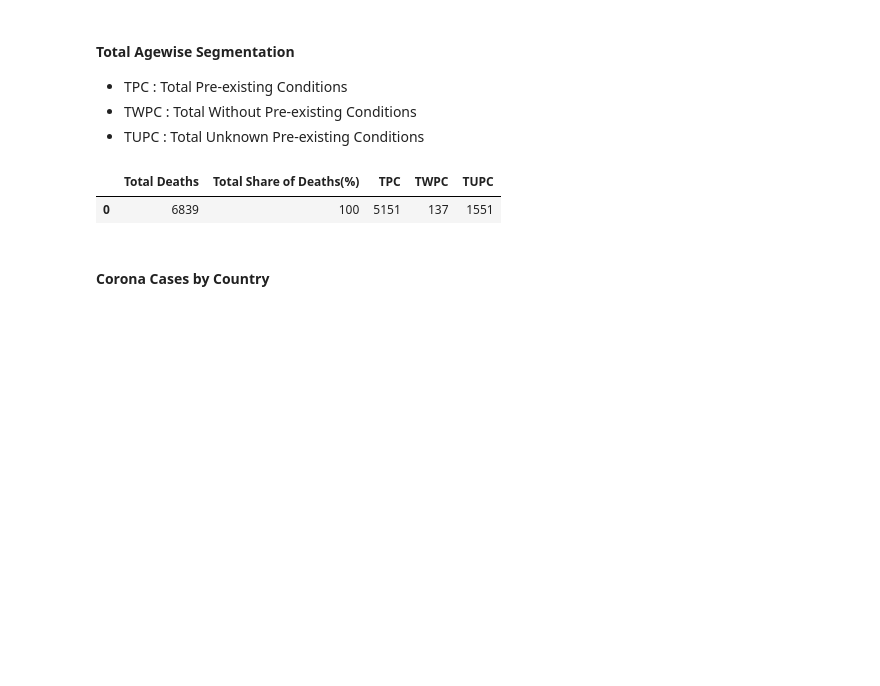
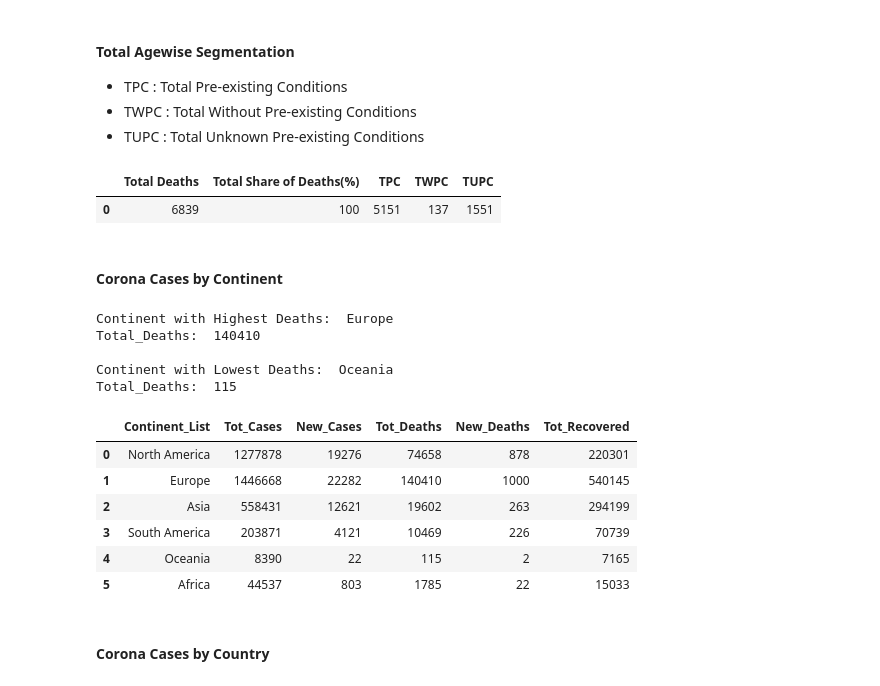
Before and after one commit to DeveloperAritro/COVID_19, a Jupyter notebook: Assignment1_COVID19.ipynb, the cells around one changed output. Drawn from its saved outputs; the diff is of its cells as text; code cells hidden in the pictures; blank space fills up the shorter version.

```diff
--- a/Assignment1_COVID19.ipynb
+++ b/Assignment1_COVID19.ipynb
@@ -516,6 +622,27 @@ total_agewise_df
 # %% [output]
 |  | Total Deaths | Total Share of Deaths(%) | TPC | TWPC | TUPC |
 | 0 | 6839 | 100 | 5151 | 137 | 1551 |
+# %% [markdown]
+#### Corona Cases by Continent
+# %%
+print('\nContinent with Highest Deaths: ',max_deaths_obj['Continent_List'])
+print('Total_Deaths: ',max_deaths_obj['Tot_Deaths'])
+print('\nContinent with Lowest Deaths: ',min_deaths_obj['Continent_List'])
+print('Total_Deaths: ',min_deaths_obj['Tot_Deaths'])
+updated_continent_df
+# %% [output]
+Continent with Highest Deaths:  Europe
+Total_Deaths:  140410
+
+Continent with Lowest Deaths:  Oceania
+Total_Deaths:  115
+|  | Continent_List | Tot_Cases | New_Cases | Tot_Deaths | New_Deaths | Tot_Recovered |
+| 0 | North America | 1277878 | 19276 | 74658 | 878 | 220301 |
+| 1 | Europe | 1446668 | 22282 | 140410 | 1000 | 540145 |
+| 2 | Asia | 558431 | 12621 | 19602 | 263 | 294199 |
+| 3 | South America | 203871 | 4121 | 10469 | 226 | 70739 |
+| 4 | Oceania | 8390 | 22 | 115 | 2 | 7165 |
+| 5 | Africa | 44537 | 803 | 1785 | 22 | 15033 |
 # %% [markdown]
 #### Corona Cases by Country
 # %%
```
Also changed, not shown: parts of 6 cells of this notebook.
